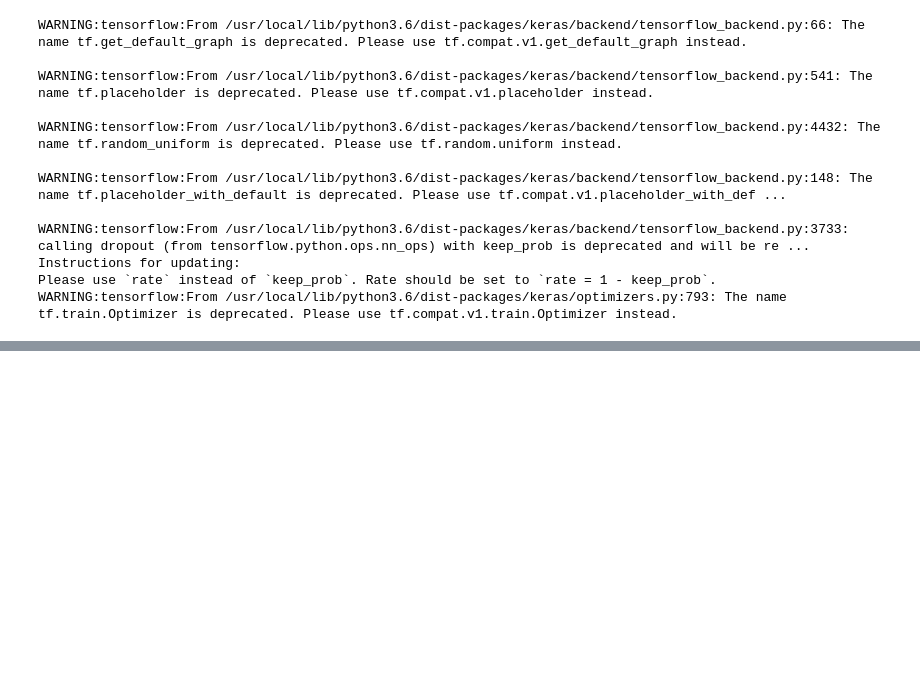
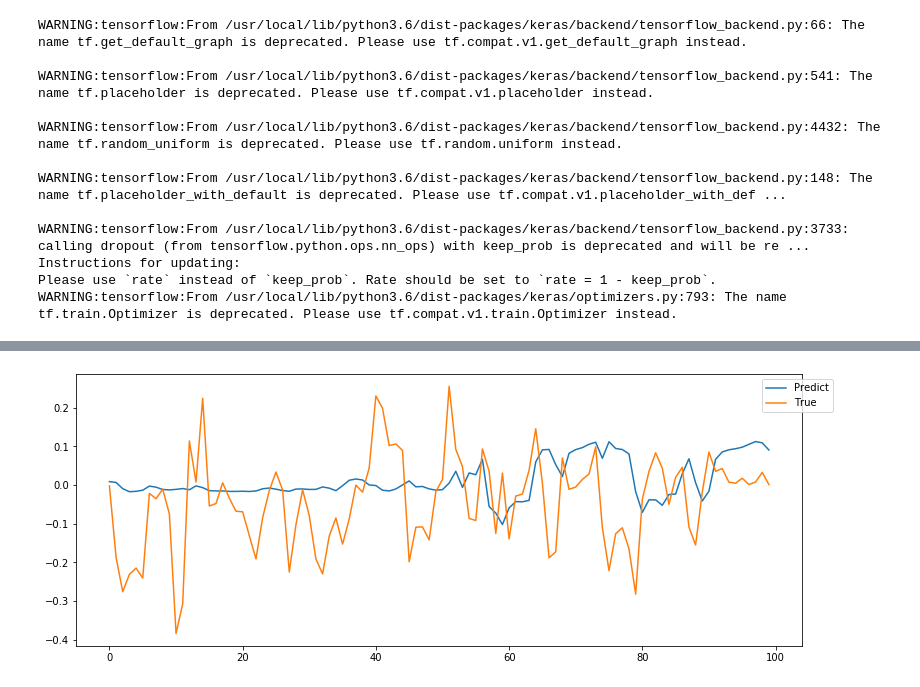
Before and after one commit to menach123/Stock-Prediction-for-Small-Biotech-Companies-GRU-RNN-with-Regression-Output-, a Jupyter notebook: data_retrieval.ipynb, the cells around one changed output, grey strips where cells are left out. Cells and saved outputs as stored; diff of their text form; code cells hidden in the pictures; blank space fills up the shorter version.

```diff
--- a/data_retrieval.ipynb
+++ b/data_retrieval.ipynb
@@ -290,0 +321,8 @@ plt.show()
+# %%
+plt.figure(figsize=(13,5))
+plt.plot(predict_train[:100], label = 'Predict')
+plt.plot(label_train[:100], label= 'True')
+plt.legend(bbox_to_anchor=(1.05, 1))
+plt.show()
+# %% [output]
+[figure, added]
```
Also changed, not shown: parts of 8 cells of this notebook.
